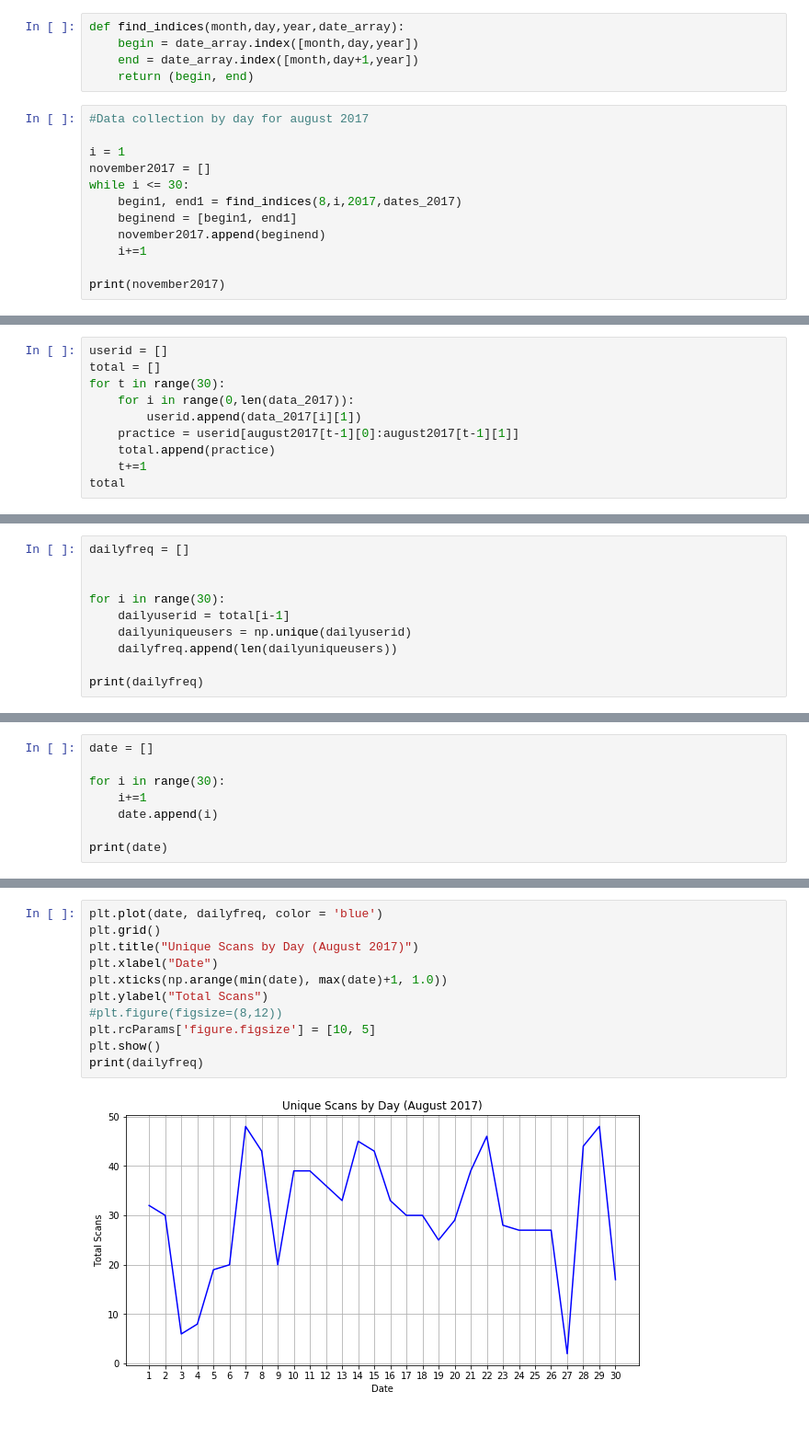
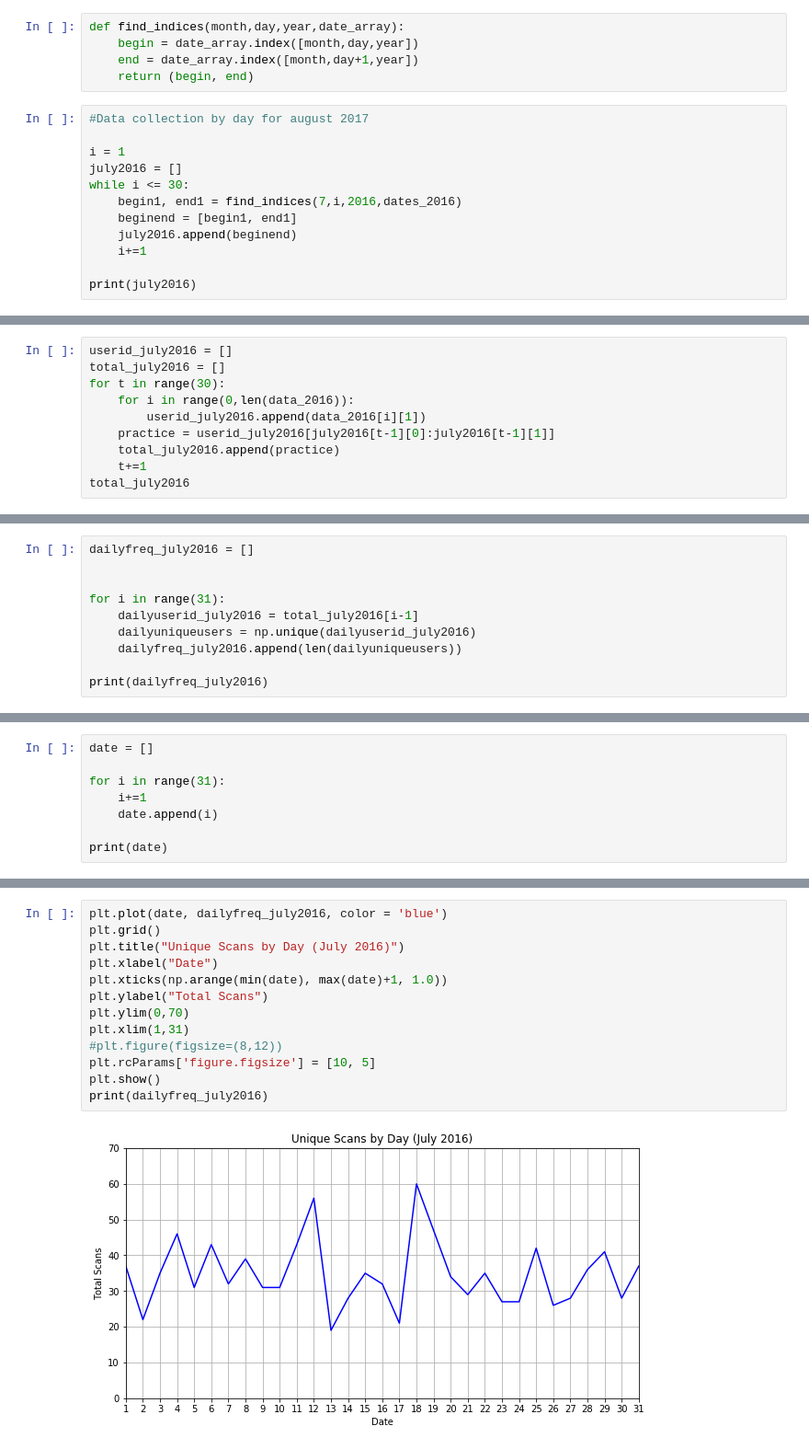
Before and after one commit to cronand3/Dog-Park-Project, a Jupyter notebook: CMSE202_Semester_Project_JM.ipynb, the cells around one changed output, grey strips where cells are left out. Shown at 92% size. Cells and saved outputs as stored; diff of their text form.

```diff
--- a/CMSE202_Semester_Project_JM.ipynb
+++ b/CMSE202_Semester_Project_JM.ipynb
@@ -232,12 +232,12 @@ def find_indices(month,day,year,date_array):
 #Data collection by day for august 2017
 
 i = 1
-november2017 = []
+july2016 = []
 while i <= 30:
-    begin1, end1 = find_indices(8,i,2017,dates_2017)
+    begin1, end1 = find_indices(7,i,2016,dates_2016)
     beginend = [begin1, end1]
-    november2017.append(beginend)
+    july2016.append(beginend)
     i+=1
 
-print(november2017)
+print(july2016)
 # %% [output]
@@ -245,11 +245,11 @@ print(november2017)
 # %%
-userid = []
-total = []
+userid_july2016 = []
+total_july2016 = []
 for t in range(30):
-    for i in range(0,len(data_2017)):
-        userid.append(data_2017[i][1])
-    practice = userid[august2017[t-1][0]:august2017[t-1][1]]
-    total.append(practice)
+    for i in range(0,len(data_2016)):
+        userid_july2016.append(data_2016[i][1])
+    practice = userid_july2016[july2016[t-1][0]:july2016[t-1][1]]
+    total_july2016.append(practice)
     t+=1
-total
+total_july2016
 # %% [output]
@@ -273,11 +273,11 @@ total
 # %%
-dailyfreq = []
+dailyfreq_july2016 = []
 
 
-for i in range(30):
-    dailyuserid = total[i-1]
-    dailyuniqueusers = np.unique(dailyuserid)
-    dailyfreq.append(len(dailyuniqueusers))
+for i in range(31):
+    dailyuserid_july2016 = total_july2016[i-1]
+    dailyuniqueusers = np.unique(dailyuserid_july2016)
+    dailyfreq_july2016.append(len(dailyuniqueusers))
 
-print(dailyfreq)
+print(dailyfreq_july2016)
 # %% [output]
@@ -285,7 +285,7 @@ print(dailyfreq)
 # %%
 date = []
 
-for i in range(30):
+for i in range(31):
     i+=1
     date.append(i)
 
@@ -295,13 +295,15 @@ print(date)
 # %%
-plt.plot(date, dailyfreq, color = 'blue')
+plt.plot(date, dailyfreq_july2016, color = 'blue')
 plt.grid()
-plt.title("Unique Scans by Day (August 2017)")
+plt.title("Unique Scans by Day (July 2016)")
 plt.xlabel("Date")
 plt.xticks(np.arange(min(date), max(date)+1, 1.0))
 plt.ylabel("Total Scans")
+plt.ylim(0,70)
+plt.xlim(1,31)
 #plt.figure(figsize=(8,12))
 plt.rcParams['figure.figsize'] = [10, 5]
 plt.show()
-print(dailyfreq)
+print(dailyfreq_july2016)
 # %% [output]
-[figure, old version]
+[figure, new version]
```
Also changed, not shown: parts of 12 cells of this notebook.
